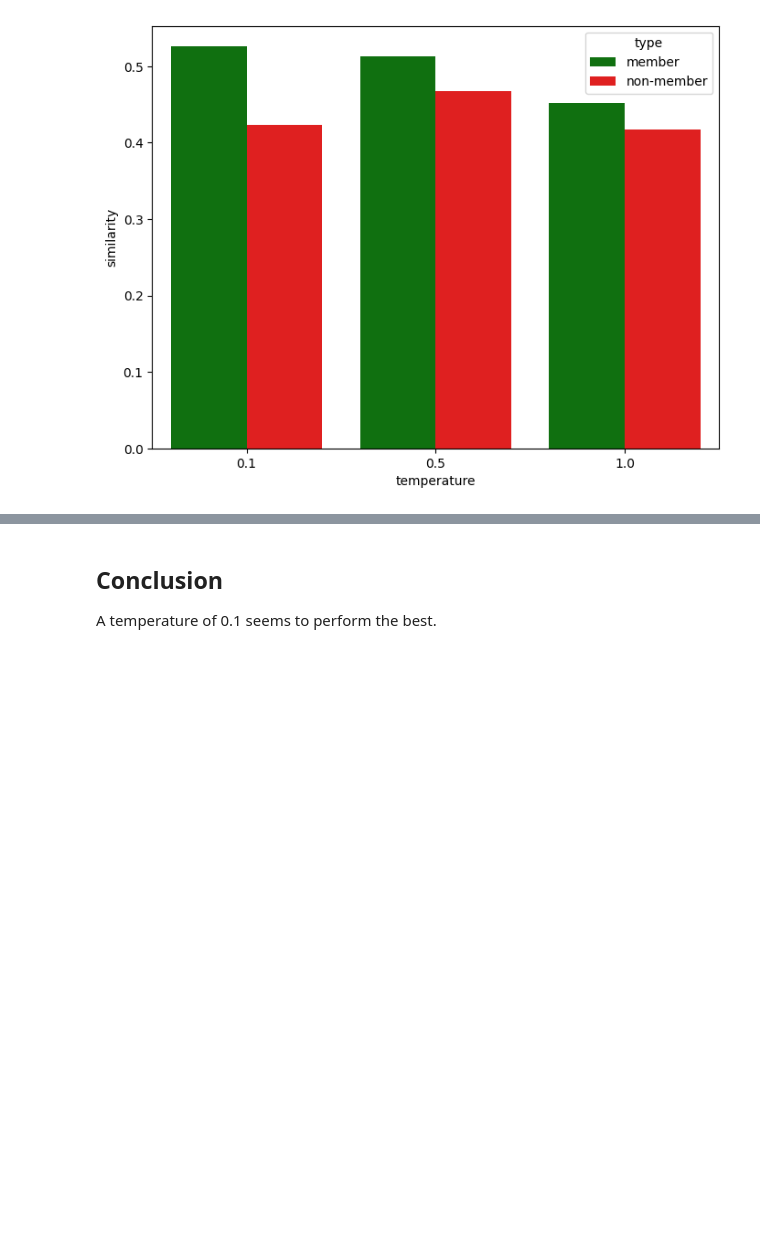
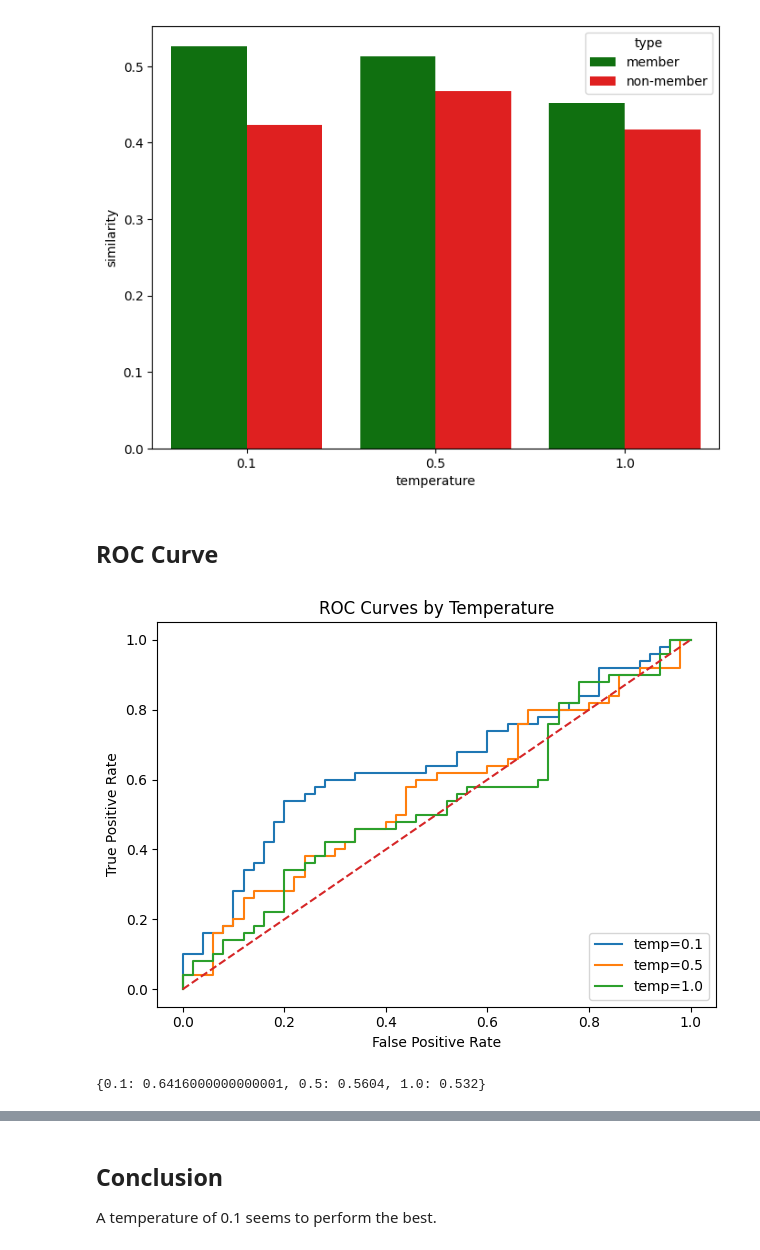
Before and after one commit to millionhz/llm-membership-inference, a Jupyter notebook: analysis/completion-analysis.ipynb, the cells around one changed output, grey strips where cells are left out. Saved outputs shown, nothing was run; the diff lists cells and outputs as text; code cells hidden in the pictures; blank space fills up the shorter version.

Commit message:
completion with auc

```diff
--- a/analysis/completion-analysis.ipynb
+++ b/analysis/completion-analysis.ipynb
@@ -102,3 +104,40 @@ sns.barplot(x, x='temperature', y='similarity', hue='type', palette={'member': '
 plt.show()
 # %% [output]
 [figure]
+# %% [markdown]
+## ROC Curve
+# %%
+df = news_completions.copy()
+df['y_true'] = df['type'].map({'member': 1, 'non-member': 0})
+# %%
+plt.figure()
+
+auc_values = {}
+
+for temp in sorted(df['temperature'].unique()):
+    sub = df[df['temperature'] == temp]
+    y_true  = sub['y_true']
+    y_score = sub['similarity']
+
+    fpr, tpr, _ = roc_curve(y_true, y_score)
+
+    roc_auc = auc(fpr, tpr)
+    auc_values[float(temp)] = float(roc_auc)
+
+
+    plt.plot(fpr, tpr, label=f"temp={temp}")
+
+# 4. Format the plot
+plt.plot([0, 1], [0, 1], linestyle='--')     # diagonal
+plt.xlabel('False Positive Rate')
+plt.ylabel('True Positive Rate')
+plt.title('ROC Curves by Temperature')
+plt.legend(loc='lower right')
+plt.tight_layout()
+plt.show()
+# %% [output]
+[figure, added]
+# %%
+auc_values
+# %% [output]
+{0.1: 0.6416000000000001, 0.5: 0.5604, 1.0: 0.532}
```
Also changed, not shown: parts of 21 cells of this notebook.
